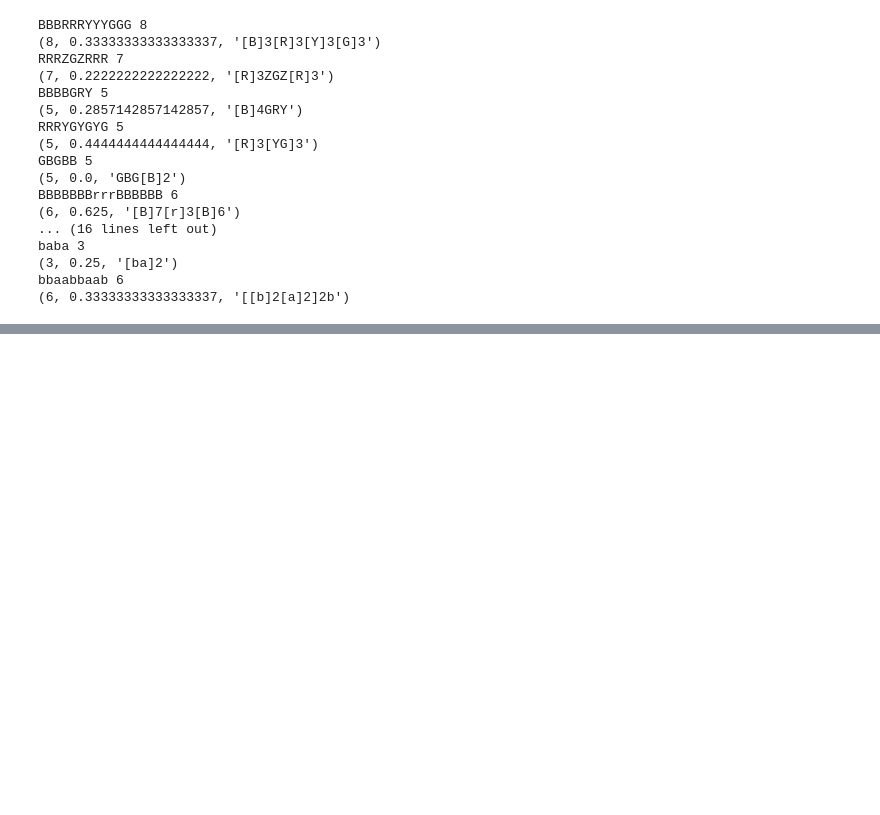
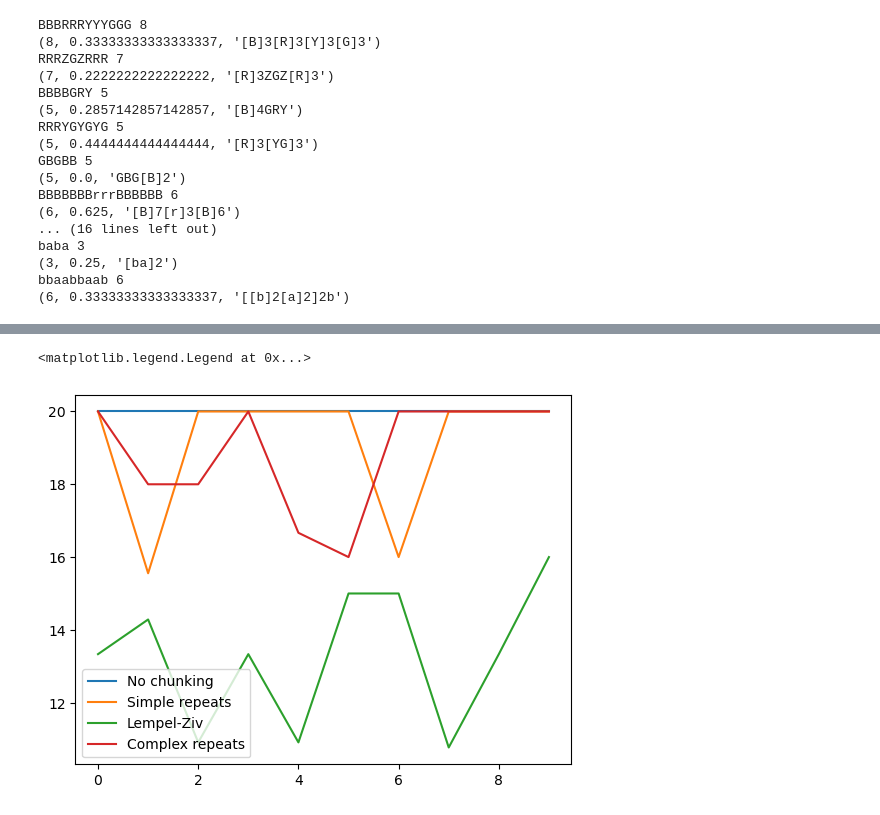
Before and after one commit to qsimeon/PSY1401Projects, a Jupyter notebook: final_project/RepeatsScheme.ipynb, the cells around one changed output, grey strips where cells are left out. Drawn from its saved outputs; the diff is of its cells as text; code cells hidden in the pictures; blank space fills up the shorter version.

```diff
--- a/final_project/RepeatsScheme.ipynb
+++ b/final_project/RepeatsScheme.ipynb
@@ -278,0 +293,11 @@ Hyp3:  82.23954443614637 12.336445108289766 0.9940674563975155 0.069379398456508
+# %%
+n = 10
+np.random.seed(18)
+plt.plot(np.arange(n), 20*(1 - np.zeros(n)), label='No chunking')
+plt.plot(np.arange(n), 20*(1 - np.random.choice(chunk1, n)), label='Simple repeats')
+plt.plot(np.arange(n), 20*(1 - np.random.choice(chunk2, n)), label='Lempel-Ziv')
+plt.plot(np.arange(n), 20*(1 - np.random.choice(chunk3, n)), label='Complex repeats')
+plt.legend()
+# %% [output]
+<matplotlib.legend.Legend at 0x...>
+[figure, added]
```
Also changed, not shown: parts of 3 cells of this notebook, 2 other files.
